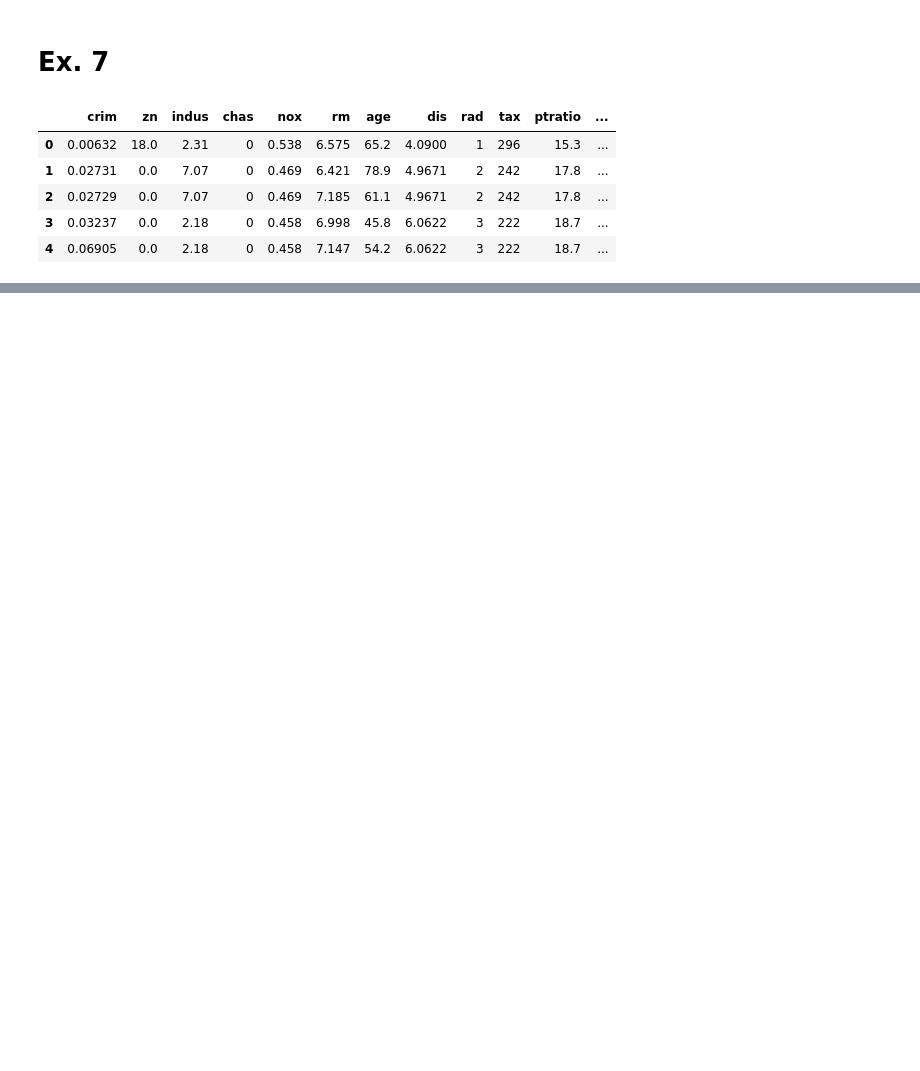
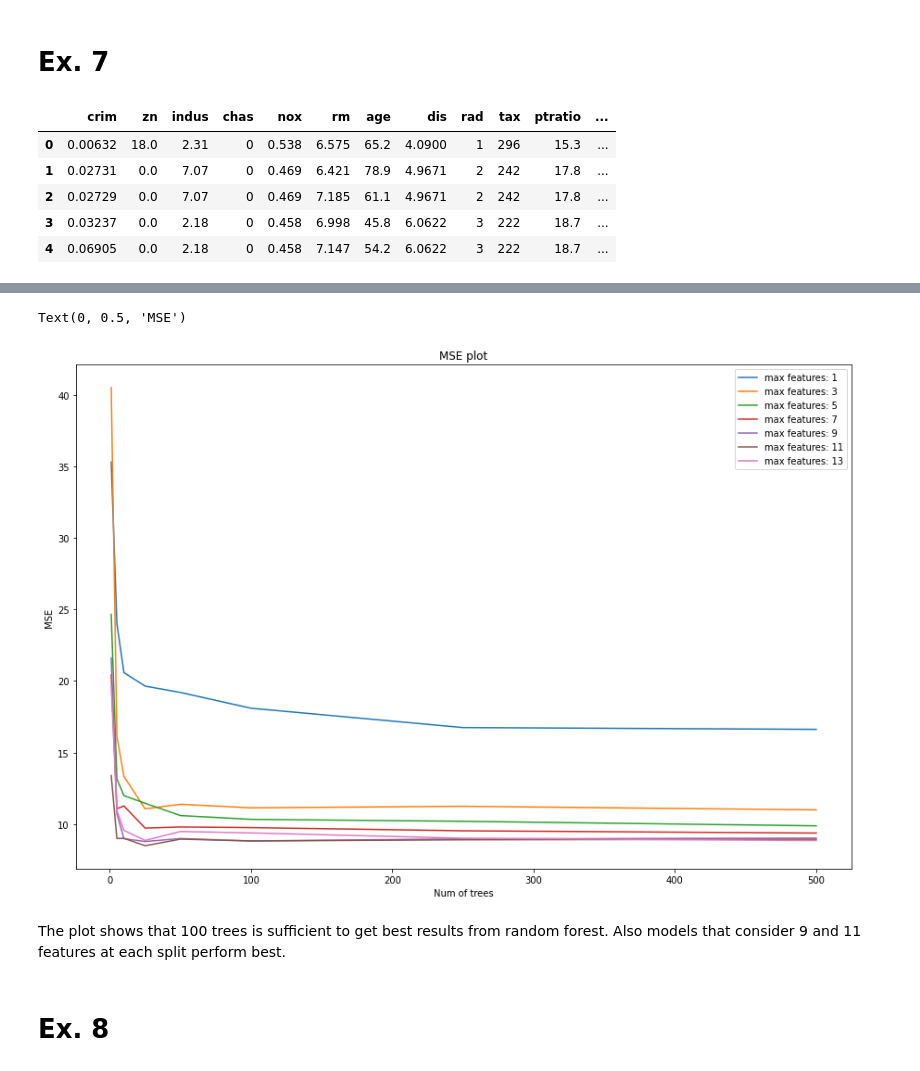
Before and after one commit to vivialprt/ISLR, a Jupyter notebook: Chapter8/Solution.ipynb, the cells around one changed output, grey strips where cells are left out. Drawn from its saved outputs; the diff is of its cells as text; code cells hidden in the pictures; blank space fills up the shorter version.

```diff
--- a/Chapter8/Solution.ipynb
+++ b/Chapter8/Solution.ipynb
@@ -36,10 +33,9 @@ import os
 # %%
-# %%time
-trees_nums = np.arange(1, 101)
+%%time
+trees_nums = np.array([1, 5, 10, 25, 50, 100, 250, 500])
 vars_nums = np.array([1, 3, 5, 7, 9, 11, 13])
 errors = pd.DataFrame(index=trees_nums, columns=vars_nums)
 
-models = []
 for vars_num in vars_nums:
     for trees_num in trees_nums:
         model = ensemble.RandomForestRegressor(
@@ -47,18 +43,8 @@ for vars_num in vars_nums:
             n_estimators=trees_num,
             max_features=vars_num
         )
-        models.append(model)
+        model.fit(train_X, train_y)
+        pred_y = model.predict(test_X)
 
-def fit(model):
-    model.fit(train_X, train_y)
-    return model
-
-pool = Pool(os.cpu_count() - 1)
-fitted = pool.map(fit, models)
-pool.close()
-# pool.join()
-
-for model in fitted:
-    pred_y = model.predict(test_X)
-    errors.loc[model.n_estimators, model.max_features] = mean_squared_error(test_y, pred_y)
+        errors.loc[trees_num, vars_num] = mean_squared_error(test_y, pred_y)
 # %% [output]
@@ -65,0 +53,15 @@ NameError: name 'os' is not defined
+# %%
+fig, ax = plt.subplots(figsize=(15,10))
+for col in errors.columns:
+    ax.plot(errors.index, errors[col], label=f'max features: {col}')
+ax.legend()
+ax.set_title('MSE plot')
+ax.set_xlabel('Num of trees')
+ax.set_ylabel('MSE')
+# %% [output]
+Text(0, 0.5, 'MSE')
+[figure, added]
+# %% [markdown]
+The plot shows that 100 trees is sufficient to get best results from random forest. Also models that consider 9 and 11 features at each split perform best.
+# %% [markdown]
+# Ex. 8
```
Also changed, not shown: parts of 30 cells of this notebook.
